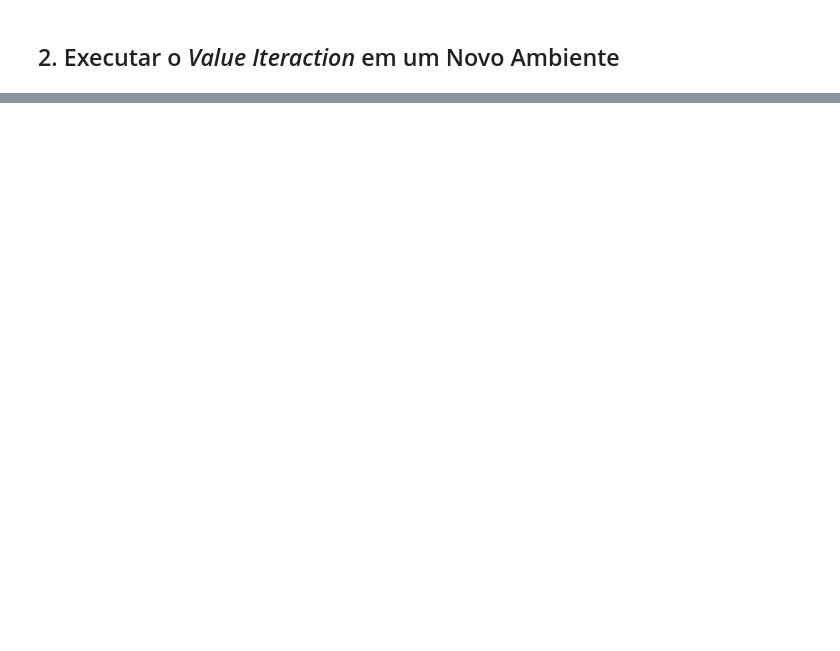
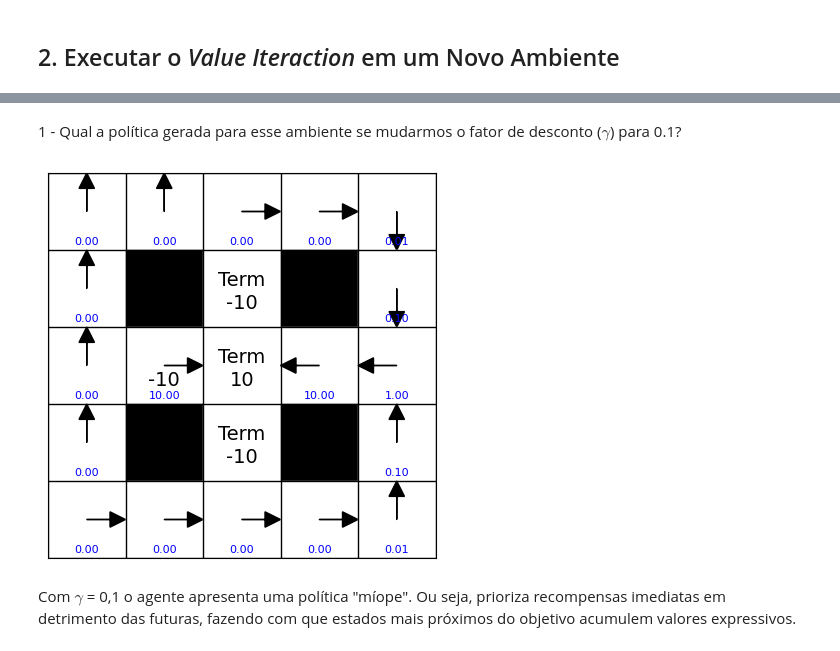
Before and after one commit to rodolfo-brandao/pos-graduacao, a Jupyter notebook: modulos/modulo-11/exercicio_01.ipynb, the cells around one changed output, grey strips where cells are left out. Cells and saved outputs as stored; diff of their text form; code cells hidden in the pictures; blank space fills up the shorter version.

```diff
--- a/modulos/modulo-11/exercicio_01.ipynb
+++ b/modulos/modulo-11/exercicio_01.ipynb
@@ -255,0 +283,14 @@ plot_gridworld(new_env, policy=policy, values=value_function)
+# %% [markdown]
+1 - Qual a política gerada para esse ambiente se mudarmos o fator de desconto ($γ$) para 0.1?
+# %%
+gamma_01 = 0.1
+P_q1, R_q1 = new_env.build_mdp()
+policy_01, V_01 = value_iteration(
+    new_env.get_all_states(), new_env.get_all_actions(), P_q1, R_q1, gamma_01, epsilon
+)
+
+plot_gridworld(new_env, policy=policy_01, values=V_01)
+# %% [output]
+[figure, added]
+# %% [markdown]
+Com $γ$ = 0,1 o agente apresenta uma política "míope". Ou seja, prioriza recompensas imediatas em detrimento das futuras, fazendo com que estados mais próximos do objetivo acumulem valores expressivos.
```
Also changed, not shown: parts of 12 cells of this notebook.
